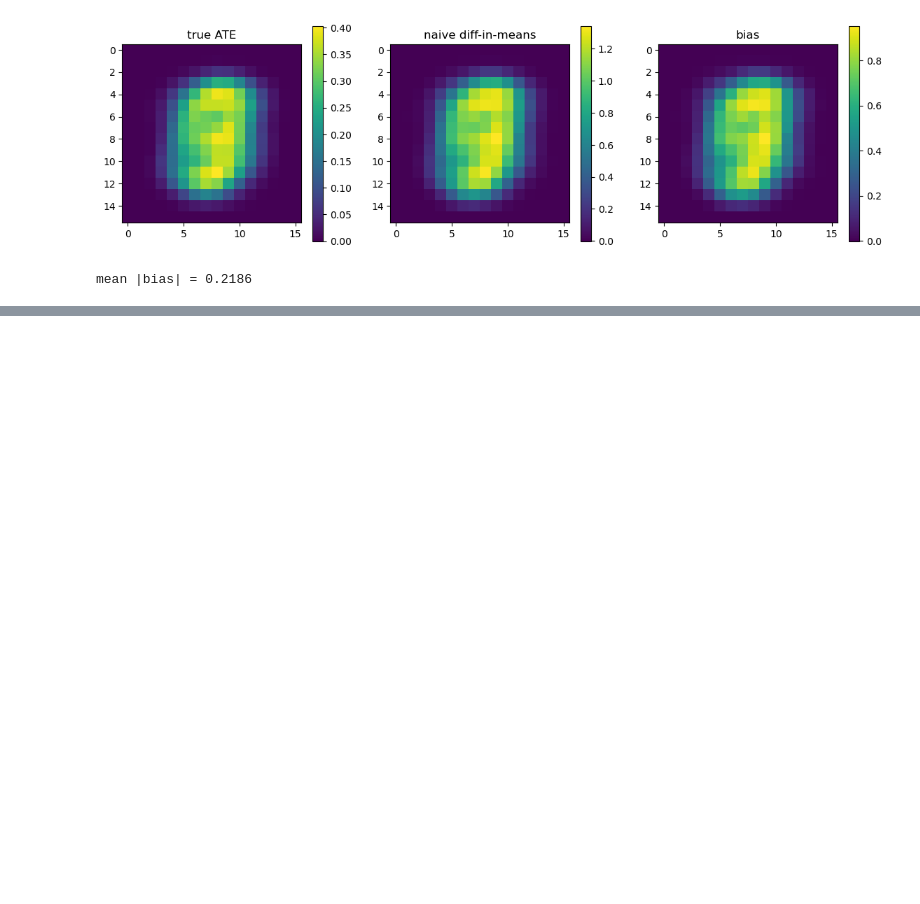
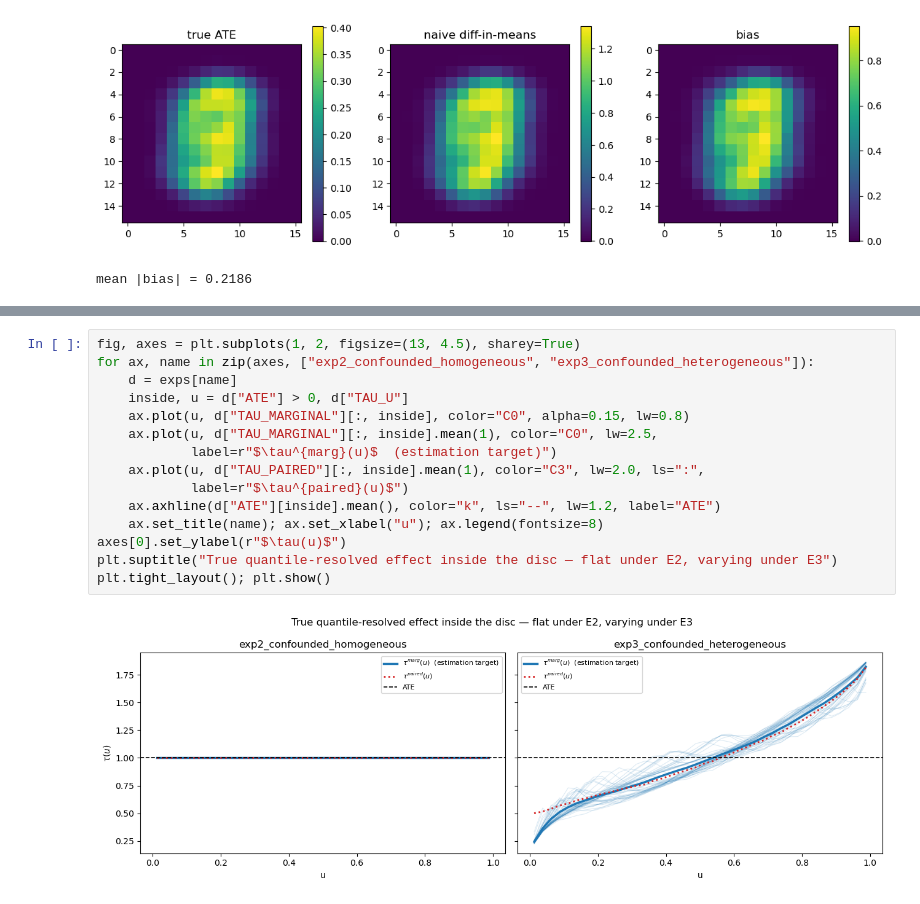
Before and after one commit to llaurabatt/frugal-flows, a Jupyter notebook: validation/exploring_morphomnist.ipynb, the cells around one changed output, grey strips where cells are left out. Cells and saved outputs as stored; diff of their text form; blank space fills up the shorter version.

```diff
--- a/validation/exploring_morphomnist.ipynb
+++ b/validation/exploring_morphomnist.ipynb
@@ -148,0 +262,17 @@ mean |bias| = 0.2186
+# %%
+fig, axes = plt.subplots(1, 2, figsize=(13, 4.5), sharey=True)
+for ax, name in zip(axes, ["exp2_confounded_homogeneous", "exp3_confounded_heterogeneous"]):
+    d = exps[name]
+    inside, u = d["ATE"] > 0, d["TAU_U"]
+    ax.plot(u, d["TAU_MARGINAL"][:, inside], color="C0", alpha=0.15, lw=0.8)
+    ax.plot(u, d["TAU_MARGINAL"][:, inside].mean(1), color="C0", lw=2.5,
+            label=r"$\tau^{marg}(u)$  (estimation target)")
+    ax.plot(u, d["TAU_PAIRED"][:, inside].mean(1), color="C3", lw=2.0, ls=":",
+            label=r"$\tau^{paired}(u)$")
+    ax.axhline(d["ATE"][inside].mean(), color="k", ls="--", lw=1.2, label="ATE")
+    ax.set_title(name); ax.set_xlabel("u"); ax.legend(fontsize=8)
+axes[0].set_ylabel(r"$\tau(u)$")
+plt.suptitle("True quantile-resolved effect inside the disc — flat under E2, varying under E3")
+plt.tight_layout(); plt.show()
+# %% [output]
+[figure, added]
```
Also changed, not shown: parts of 10 cells of this notebook, 5 other files.
